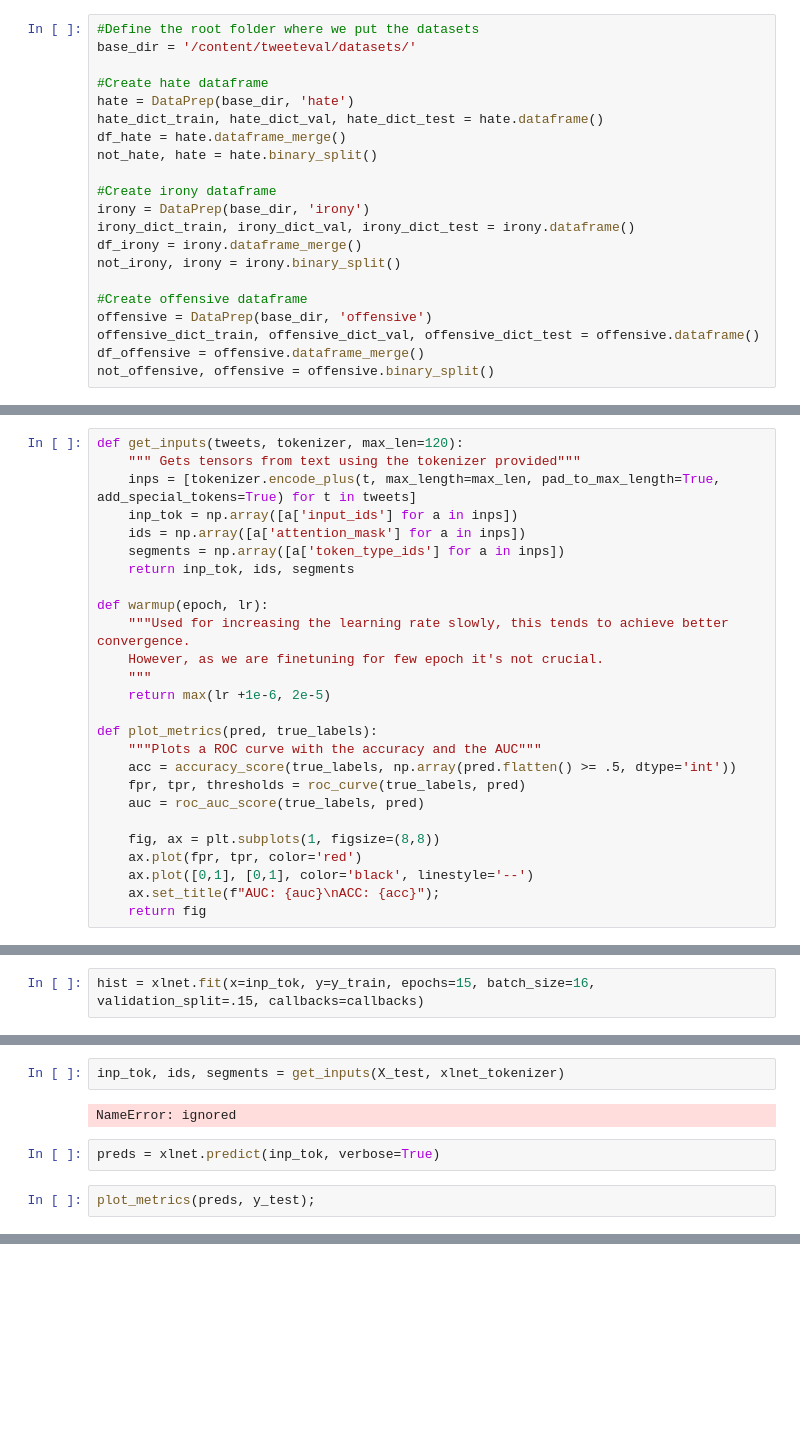
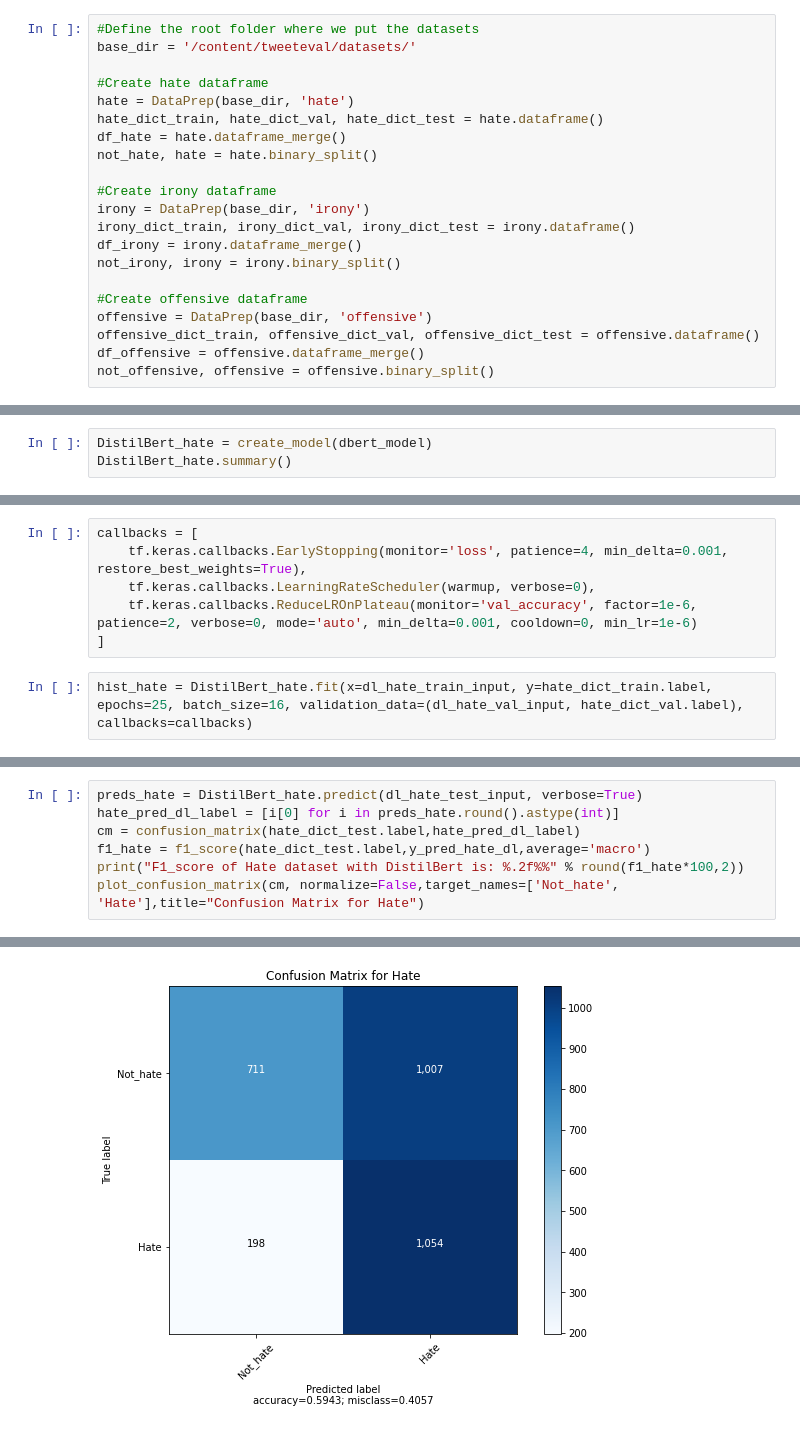
Before and after one commit to gibsonx/CE888, a Jupyter notebook: Assignment/Assignment_2.ipynb, the cells around one changed output, grey strips where cells are left out. Drawn from its saved outputs; the diff is of its cells as text; blank space fills up the shorter version.

```diff
--- a/Assignment/Assignment_2.ipynb
+++ b/Assignment/Assignment_2.ipynb
@@ -139,26 +101,0 @@ X_train, X_test, y_train, y_test = train_test_split(df_hate_train['text'], df_ha
-# %%
-def get_inputs(tweets, tokenizer, max_len=120):
-    """ Gets tensors from text using the tokenizer provided"""
-    inps = [tokenizer.encode_plus(t, max_length=max_len, pad_to_max_length=True, add_special_tokens=True) for t in tweets]
-    inp_tok = np.array([a['input_ids'] for a in inps])
-    ids = np.array([a['attention_mask'] for a in inps])
-    segments = np.array([a['token_type_ids'] for a in inps])
-    return inp_tok, ids, segments
-
-def warmup(epoch, lr):
-    """Used for increasing the learning rate slowly, this tends to achieve better convergence.
-    However, as we are finetuning for few epoch it's not crucial.
-    """
-    return max(lr +1e-6, 2e-5)
-
-def plot_metrics(pred, true_labels):
-    """Plots a ROC curve with the accuracy and the AUC"""
-    acc = accuracy_score(true_labels, np.array(pred.flatten() >= .5, dtype='int'))
-    fpr, tpr, thresholds = roc_curve(true_labels, pred)
-    auc = roc_auc_score(true_labels, pred)
-
-    fig, ax = plt.subplots(1, figsize=(8,8))
-    ax.plot(fpr, tpr, color='red')
-    ax.plot([0,1], [0,1], color='black', linestyle='--')
-    ax.set_title(f"AUC: {auc}\nACC: {acc}");
-    return fig
@@ -174,0 +159,3 @@ callbacks = [
+# %%
+DistilBert_hate = create_model(dbert_model)
+DistilBert_hate.summary()
@@ -175,2 +180,8 @@ callbacks = [
+# %%
+callbacks = [
+    tf.keras.callbacks.EarlyStopping(monitor='loss', patience=4, min_delta=0.001, restore_best_weights=True),
+    tf.keras.callbacks.LearningRateScheduler(warmup, verbose=0),
+    tf.keras.callbacks.ReduceLROnPlateau(monitor='val_accuracy', factor=1e-6, patience=2, verbose=0, mode='auto', min_delta=0.001, cooldown=0, min_lr=1e-6)
+]
 # %%
-hist = xlnet.fit(x=inp_tok, y=y_train, epochs=15, batch_size=16, validation_split=.15, callbacks=callbacks)
+hist_hate = DistilBert_hate.fit(x=dl_hate_train_input, y=hate_dict_train.label, epochs=25, batch_size=16, validation_data=(dl_hate_val_input, hate_dict_val.label), callbacks=callbacks)
@@ -192,8 +188,8 @@ Epoch 7/15
-# %%
-inp_tok, ids, segments = get_inputs(X_test, xlnet_tokenizer)
-# %% [output]
-NameError: ignored
-# %%
-preds = xlnet.predict(inp_tok, verbose=True)
-# %%
-plot_metrics(preds, y_test);
+# %%
+preds_hate = DistilBert_hate.predict(dl_hate_test_input, verbose=True)
+hate_pred_dl_label = [i[0] for i in preds_hate.round().astype(int)]
+cm = confusion_matrix(hate_dict_test.label,hate_pred_dl_label)
+f1_hate = f1_score(hate_dict_test.label,y_pred_hate_dl,average='macro')
+print("F1_score of Hate dataset with DistilBert is: %.2f%%" % round(f1_hate*100,2))
+plot_confusion_matrix(cm, normalize=False,target_names=['Not_hate', 'Hate'],title="Confusion Matrix for Hate")
+# %% [output]
@@ -199,0 +198 @@ plot_metrics(preds, y_test);
+[figure, added]
```
Also changed, not shown: parts of 17 cells of this notebook.
